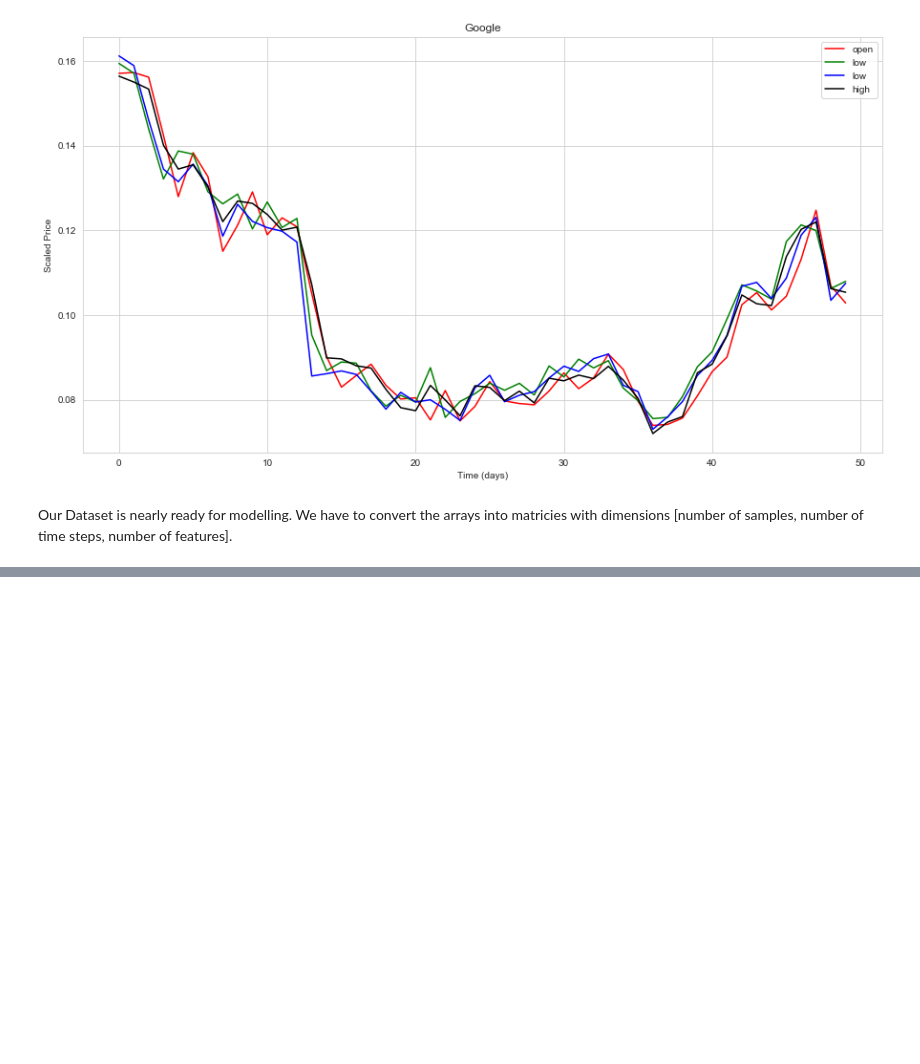
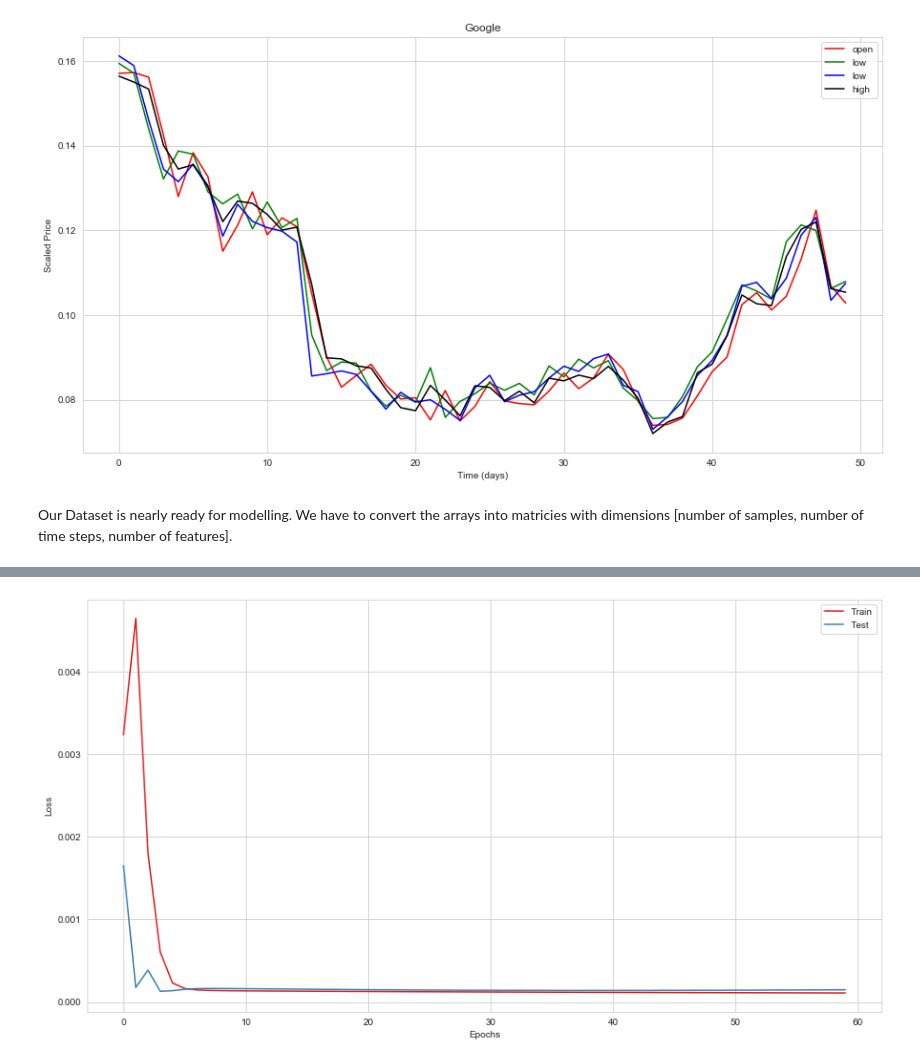
Before and after one commit to MissAle17/NYSE_Price_Prediction, a Jupyter notebook: Price_Prediction/Using Price as predictor.ipynb, the cells around one changed output, grey strips where cells are left out. Saved outputs shown, nothing was run; the diff lists cells and outputs as text; code cells hidden in the pictures; blank space fills up the shorter version.

```diff
--- a/Price_Prediction/Using Price as predictor.ipynb
+++ b/Price_Prediction/Using Price as predictor.ipynb
@@ -429,3 +429,9 @@ plt.show()
 [figure]
 # %% [markdown]
 Our Dataset is nearly ready for modelling.  We have to convert the arrays into matricies with dimensions [number of samples, number of time steps, number of features].
+# %%
+goog = goog.drop(columns = ['volume'])
+# %%
+train_size = int(len(goog) * 0.8)
+test_size = int(len(goog) - train_size)
+train, test = goog[0:train_size], goog[train_size:len(goog)]
@@ -431,0 +443,9 @@ Our Dataset is nearly ready for modelling.  We have to convert the arrays into m
+# %%
+# split into input and outputs
+train_X ,train_y = train[['open','low','high']],train['close']
+test_X, test_y = test[['open','low','high']],test['close']
+train_X ,train_y,test_X, test_y = np.array(train_X),np.array(train_y),np.array(test_X),np.array(test_y)
+#reshape input to be 3D [samples, timesteps, features]
+train_X = train_X.reshape((train_X.shape[0], 1, train_X.shape[1]))
+test_X = test_X.reshape((test_X.shape[0], 1, test_X.shape[1]))
+print(train_X.shape, train_y.shape, test_X.shape, test_y.shape)
@@ -431,0 +460,12 @@ Our Dataset is nearly ready for modelling.  We have to convert the arrays into m
+# %%
+# Building and compiling the Basic LSTM loss functon will be MSE and we will use the RMSProp optimizer
+epochs = 60
+
+model = Sequential()
+model.add(LSTM(200, input_shape=(train_X.shape[1], train_X.shape[2])))
+model.add(Dense(1))
+model.compile(loss='mse', optimizer='rmsprop')
+
+# fit network
+history = model.fit(train_X, train_y, epochs=epochs, batch_size=50,
+                    validation_data=(test_X, test_y), verbose=2, shuffle=False)
@@ -431,0 +490,11 @@ Our Dataset is nearly ready for modelling.  We have to convert the arrays into m
+# %%
+# plotting the history
+plt.figure(figsize=(15, 8));
+plt.plot(history.history['loss'], label='Train')
+plt.plot(history.history['val_loss'], label='Test')
+plt.xlabel("Epochs")
+plt.ylabel("Loss")
+plt.legend()
+plt.show()
+# %% [output]
+[figure, added]
```
Also changed, not shown: parts of 5 cells of this notebook, 1 other file.
